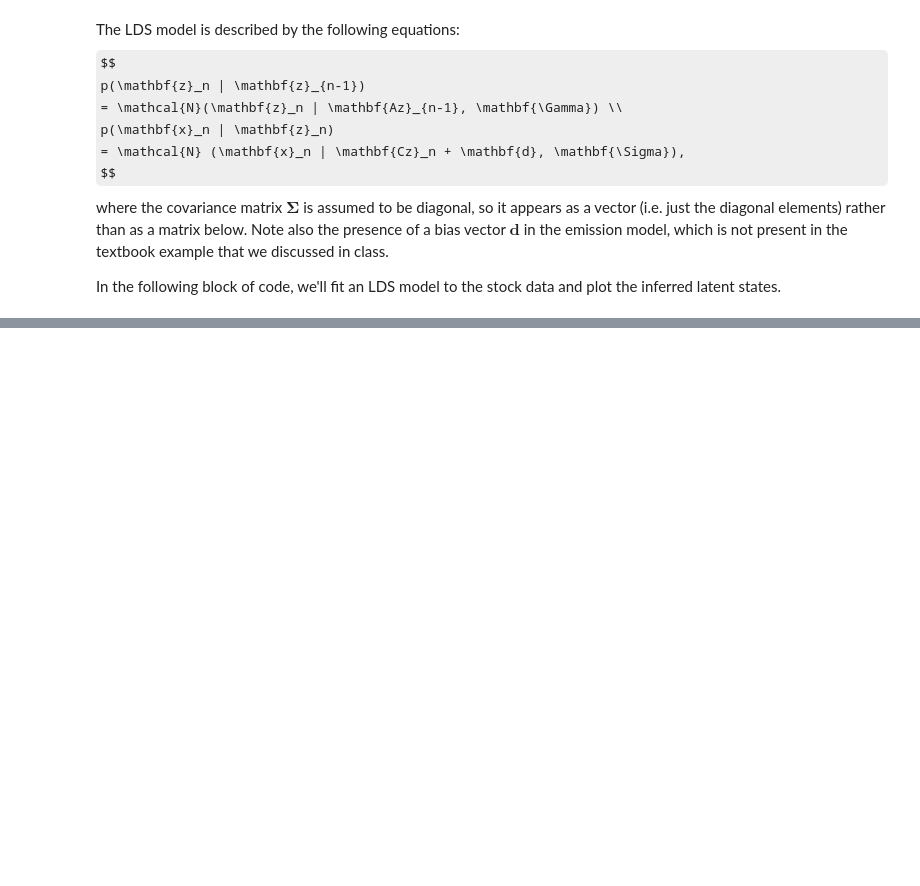
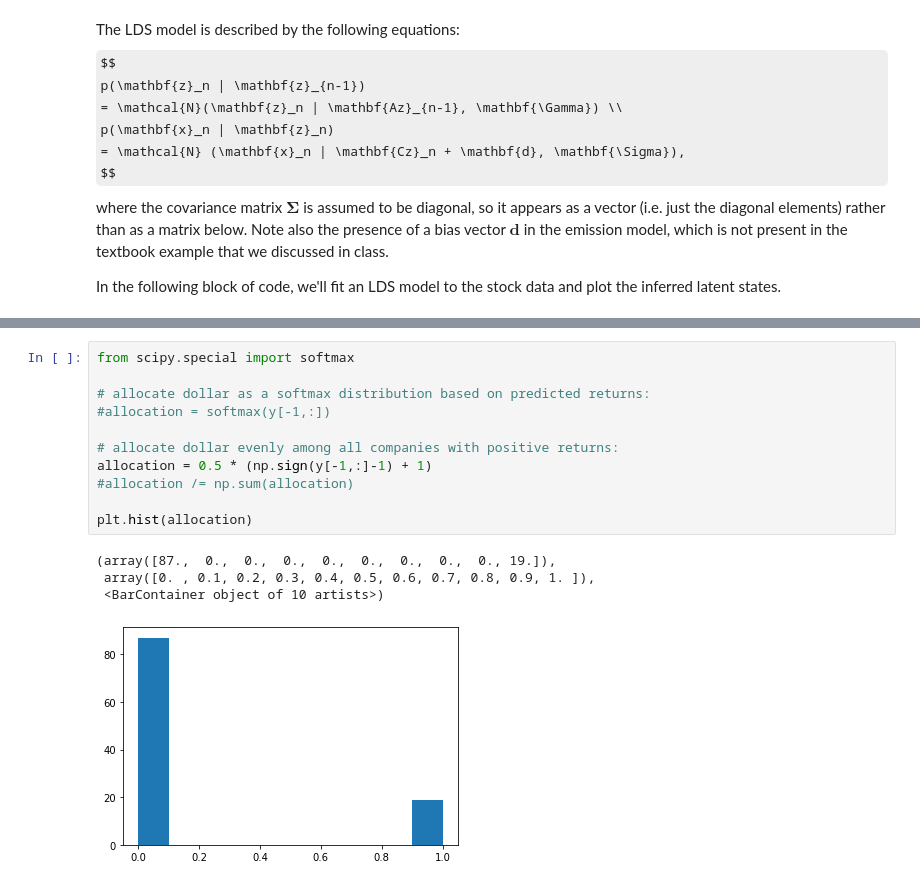
Before and after one commit to murray-lab/statistical-learning, a Jupyter notebook: Demo_StockPrediction.ipynb, the cells around one changed output, grey strips where cells are left out. Drawn from its saved outputs; the diff is of its cells as text; some formulas as TeX source; blank space fills up the shorter version.

```diff
--- a/Demo_StockPrediction.ipynb
+++ b/Demo_StockPrediction.ipynb
@@ -156,0 +203,16 @@ for x in [A, Gamma, C, d, Sig]:
+# %%
+from scipy.special import softmax
+
+# allocate dollar as a softmax distribution based on predicted returns:
+#allocation = softmax(y[-1,:])
+
+# allocate dollar evenly among all companies with positive returns:
+allocation = 0.5 * (np.sign(y[-1,:]-1) + 1)
+#allocation /= np.sum(allocation)
+
+plt.hist(allocation)
+# %% [output]
+(array([87.,  0.,  0.,  0.,  0.,  0.,  0.,  0.,  0., 19.]),
+ array([0. , 0.1, 0.2, 0.3, 0.4, 0.5, 0.6, 0.7, 0.8, 0.9, 1. ]),
+ <BarContainer object of 10 artists>)
+[figure, added]
```
Also changed, not shown: parts of 10 cells of this notebook.
